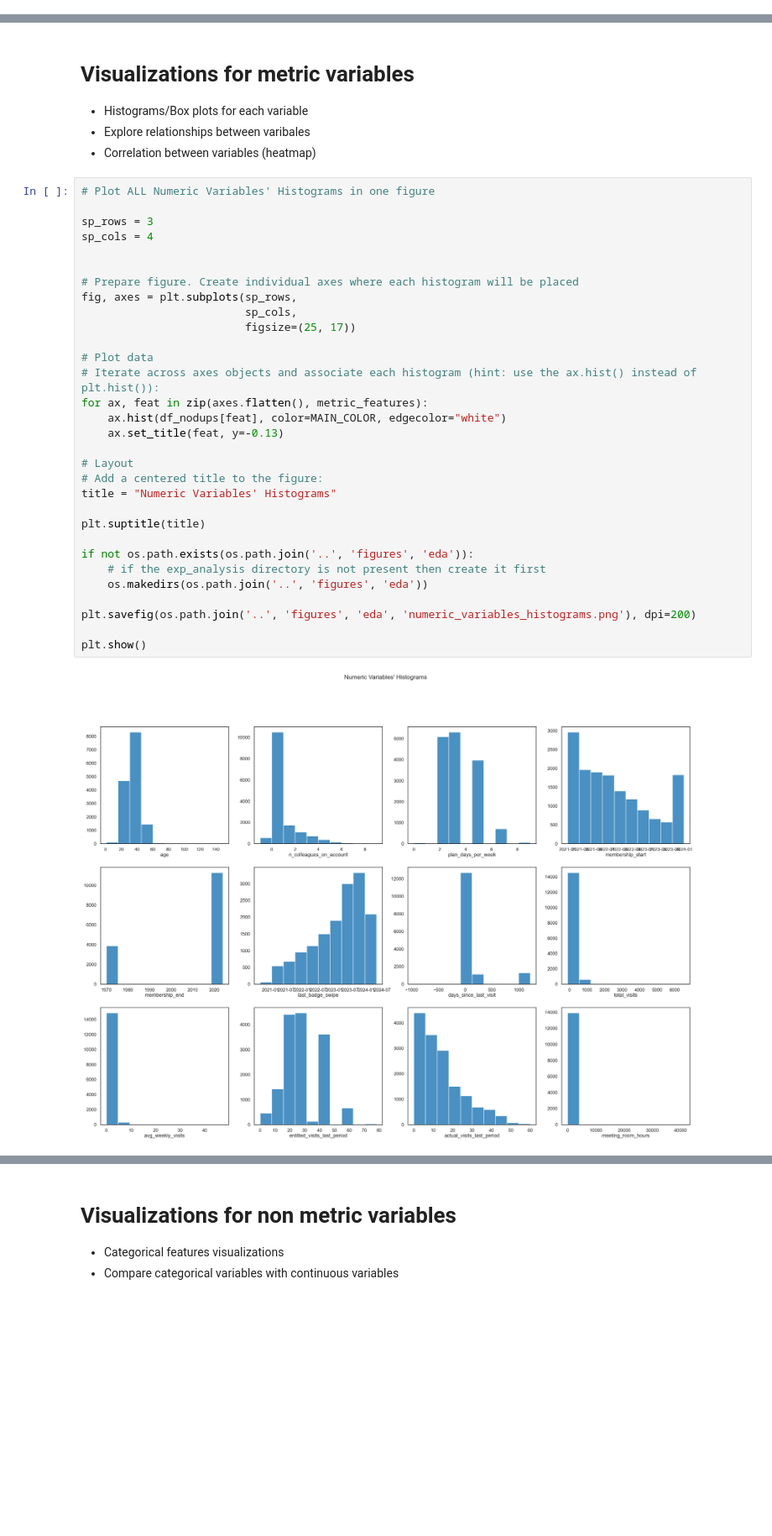
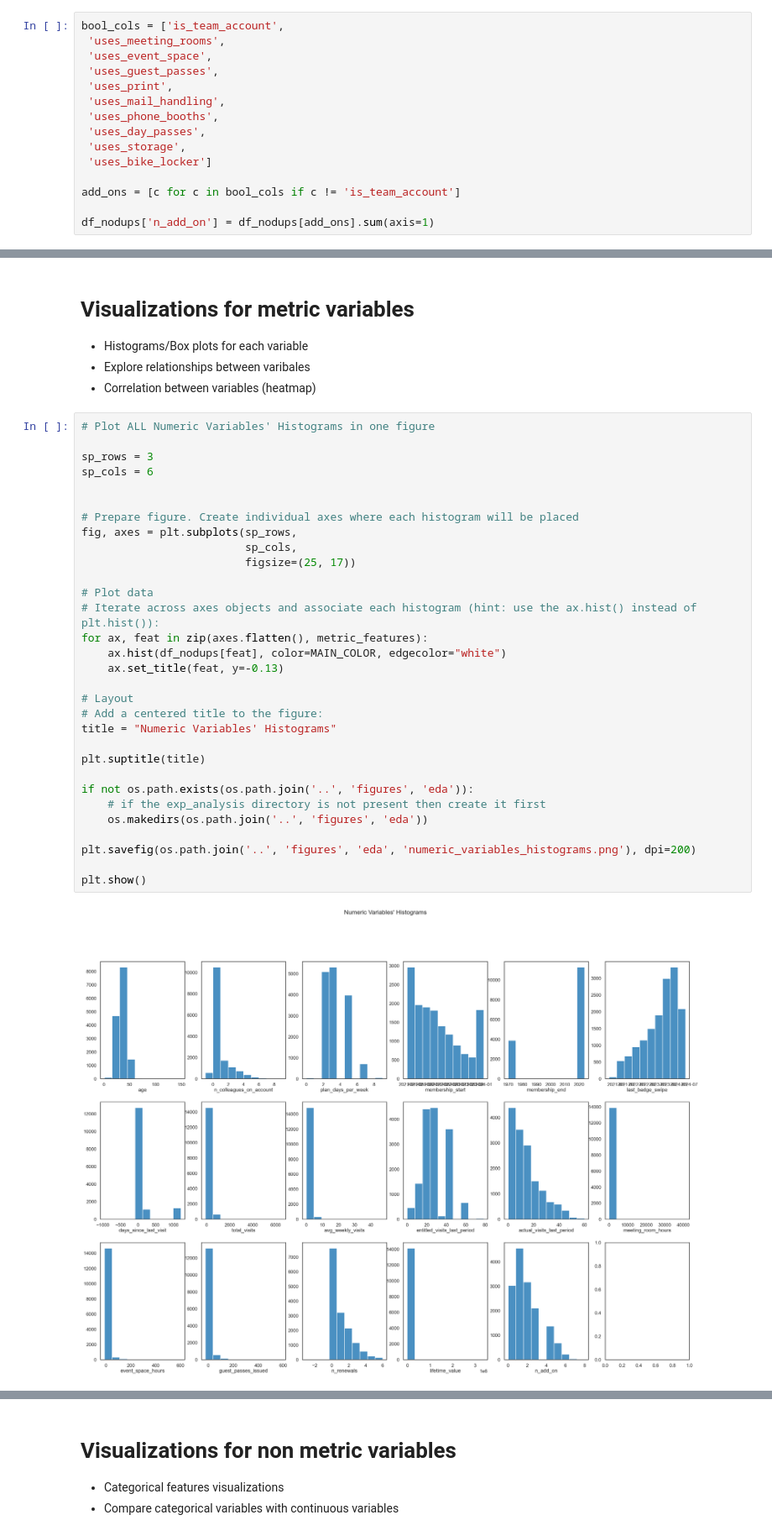
Before and after one commit to saradfalves/DM_Group20, a Jupyter notebook: notebooks/EDA_Sara.ipynb, the cells around one changed output, grey strips where cells are left out. Shown at 84% size. Cells and saved outputs as stored; diff of their text form; blank space fills up the shorter version.

Commit message:
lifetime vs bool columns and creating the add_on column

```diff
--- a/notebooks/EDA_Sara.ipynb
+++ b/notebooks/EDA_Sara.ipynb
@@ -244,3 +244,18 @@ df_nodups.loc[df_nodups["days_since_last_visit"] < 0, ["days_since_last_visit",
 | CW014670 | -381 | 2022-03-06 | 2021-12-18 | 2023-01-03 |
 | CW014692 | -18 | 2023-09-08 | 2023-12-02 | 2023-12-20 |
 | CW014973 | -102 | 2022-05-09 | 1970-01-01 | 2024-04-12 |
+# %%
+bool_cols = ['is_team_account',
+ 'uses_meeting_rooms',
+ 'uses_event_space',
+ 'uses_guest_passes',
+ 'uses_print',
+ 'uses_mail_handling',
+ 'uses_phone_booths',
+ 'uses_day_passes',
+ 'uses_storage',
+ 'uses_bike_locker']
+
+add_ons = [c for c in bool_cols if c != 'is_team_account']
+
+df_nodups['n_add_on'] = df_nodups[add_ons].sum(axis=1)
@@ -279,35 +301,35 @@ metric_features
 # Plot ALL Numeric Variables' Histograms in one figure
 
 sp_rows = 3
-sp_cols = 4
+sp_cols = 6
 
 
 # Prepare figure. Create individual axes where each histogram will be placed
 fig, axes = plt.subplots(sp_rows,
                          sp_cols,
                          figsize=(25, 17))
 
 # Plot data
 # Iterate across axes objects and associate each histogram (hint: use the ax.hist() instead of plt.hist()):
 for ax, feat in zip(axes.flatten(), metric_features):
     ax.hist(df_nodups[feat], color=MAIN_COLOR, edgecolor="white")
     ax.set_title(feat, y=-0.13)
 
 # Layout
 # Add a centered title to the figure:
 title = "Numeric Variables' Histograms"
 
 plt.suptitle(title)
 
 if not os.path.exists(os.path.join('..', 'figures', 'eda')):
     # if the exp_analysis directory is not present then create it first
     os.makedirs(os.path.join('..', 'figures', 'eda'))
 
 plt.savefig(os.path.join('..', 'figures', 'eda', 'numeric_variables_histograms.png'), dpi=200)
 
 plt.show()
 # %% [output]
-[figure, old version]
+[figure, new version]
 # %%
 # All Numeric Variables' Box Plots in one figure
 
```
Also changed, not shown: parts of 8 cells of this notebook, 2 other files.
